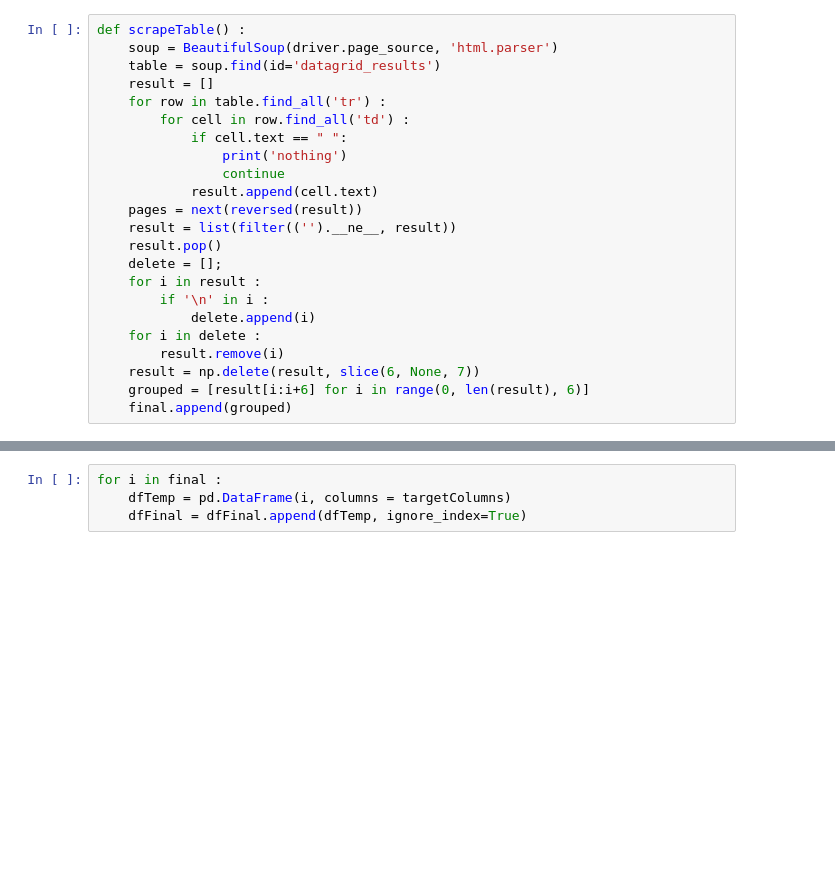
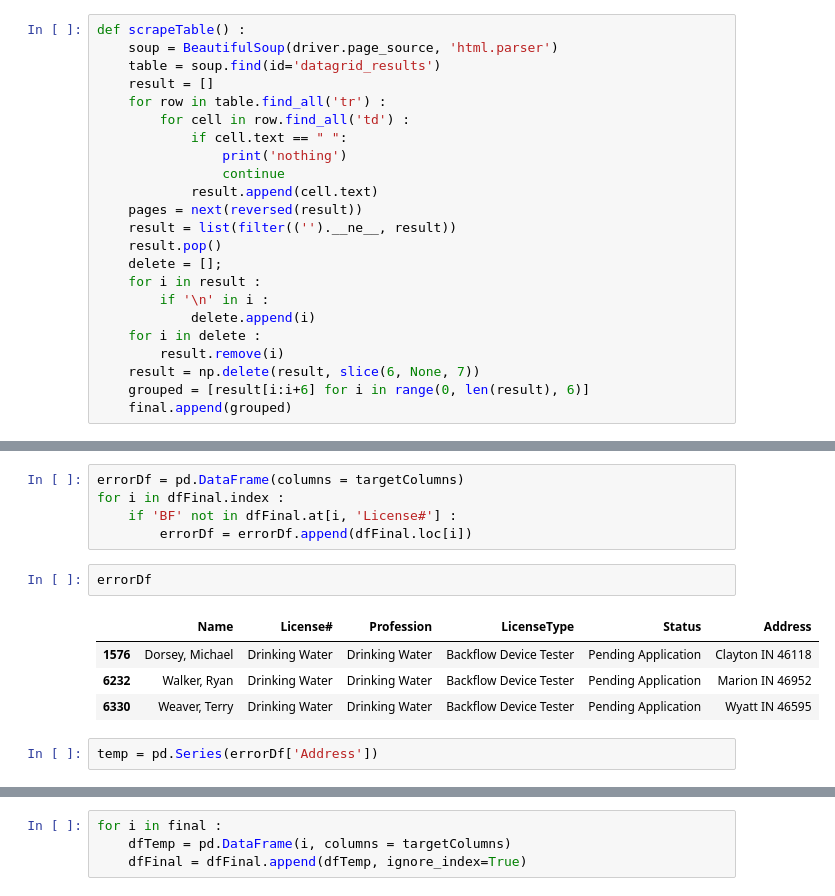
Before and after one commit to camstar915/Scrape-IN-Testers, a Jupyter notebook: scrapeINTesters.ipynb, the cells around one changed output, grey strips where cells are left out. Saved outputs shown, nothing was run; the diff lists cells and outputs as text; blank space fills up the shorter version.

```diff
--- a/scrapeINTesters.ipynb
+++ b/scrapeINTesters.ipynb
@@ -82,0 +121,14 @@ def scrapeTable() :
+# %%
+errorDf = pd.DataFrame(columns = targetColumns)
+for i in dfFinal.index :
+    if 'BF' not in dfFinal.at[i, 'License#'] :
+        errorDf = errorDf.append(dfFinal.loc[i])
+# %%
+errorDf
+# %% [output]
+|  | Name | License# | Profession | LicenseType | Status | Address |
+| 1576 | Dorsey, Michael | Drinking Water | Drinking Water | Backflow Device Tester | Pending Application | Clayton IN 46118 |
+| 6232 | Walker, Ryan | Drinking Water | Drinking Water | Backflow Device Tester | Pending Application | Marion IN 46952 |
+| 6330 | Weaver, Terry | Drinking Water | Drinking Water | Backflow Device Tester | Pending Application | Wyatt IN 46595 |
+# %%
+temp = pd.Series(errorDf['Address'])
```
Also changed, not shown: parts of 24 cells of this notebook.
